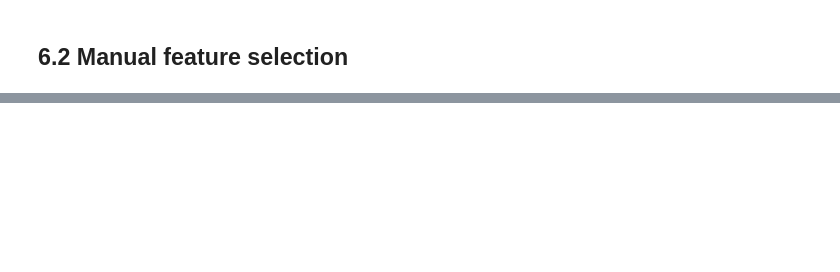
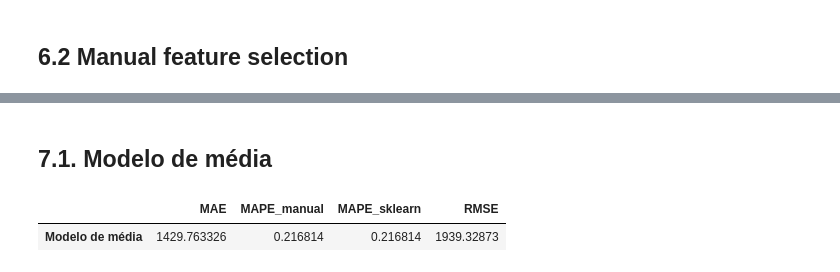
Before and after one commit to renato-favarin/ds_em_producao, a Jupyter notebook: ds_em_producao.ipynb, the cells around one changed output, grey strips where cells are left out. Cells and saved outputs as stored; diff of their text form; code cells hidden in the pictures; blank space fills up the shorter version.

Commit message:
modelos lineares implementados

```diff
--- a/ds_em_producao.ipynb
+++ b/ds_em_producao.ipynb
@@ -1590,4 +1650,4 @@ cols_selected_boruta_with_extra = ['store','promo', 'store_type', 'assortment',
                                    'day_of_week_sin', 'day_of_week_cos']
 
 # adicionar 'date' e 'sales'
-cols_selected_boruta_with_extra.extend(['date','sales'])
+#cols_selected_boruta_with_extra.extend(['date','sales'])
@@ -1613,0 +1662,39 @@ cols_selected_boruta_with_extra
+# %%
+# training dataset
+x_train = df6[df6['date'] < '2015-06-19']
+y_train = x_train['sales']
+
+# test dataset
+x_test = df6[df6['date'] >= '2015-06-19']
+y_test = x_test.set_index('store')['sales']
+
+# atualização das variáveis de treino e teste apenas com as colunas selecionadas pelo Boruta
+x_train = x_train[cols_selected_boruta_with_extra]
+x_test = x_test[cols_selected_boruta_with_extra]
+# %% [markdown]
+## 7.1. Modelo de média
+# %%
+aux0 = x_train.copy()
+aux0['sales'] = y_train.values
+
+aux1 = x_test.copy()
+
+# prediction
+aux2 = aux0[['store','sales']].groupby('store').mean().reset_index().rename(columns = {'sales':'predictions'})
+aux1 = pd.merge(aux1, aux2, how='left', on='store')
+
+# para o cálculo manual do MAPE, é importante que ambas as series (a real e a prevista) tenham o mesmo índice
+aux1.set_index('store',inplace=True)
+yhat_baseline = aux1['predictions']
+
+# performance
+baseline_result = ml_error('Modelo de média', np.expm1(y_test),np.expm1(yhat_baseline))
+baseline_result
+
+# a divisão entre MAPE_manual e MAPE_sklearn foi necessária pois inicialmente elas estavam resultando em valores diferente.
+# após investigar, constatei que o índice das duas pd.series  (y_test e y_hat) estavam descasados,
+# no caso, o y_test pulava o índice se o registro de venda determinada loja não existia e o y_hat não pulava, pois ele é resultado do merge do aux1 com aux2.
+# assim, a operação matemática se distorcia totalmente.
+# %% [output]
+|  | MAE | MAPE_manual | MAPE_sklearn | RMSE |
+| Modelo de média | 1429.763326 | 0.216814 | 0.216814 | 1939.32873 |
```
Also changed, not shown: parts of 27 cells of this notebook, 1 other file.
